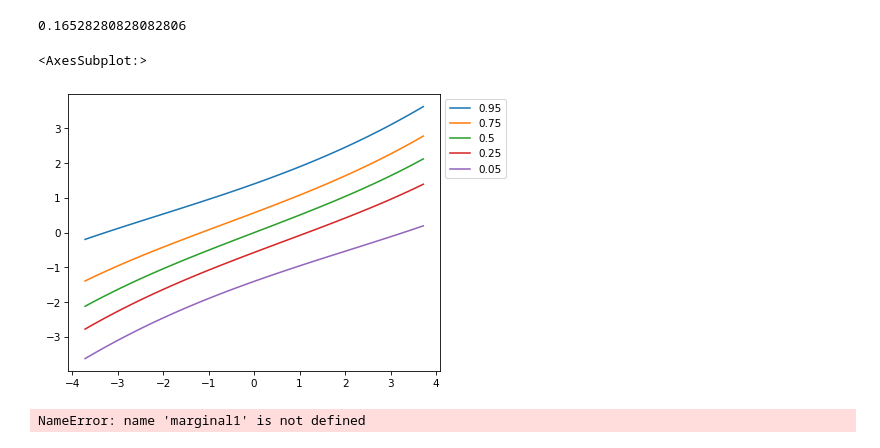
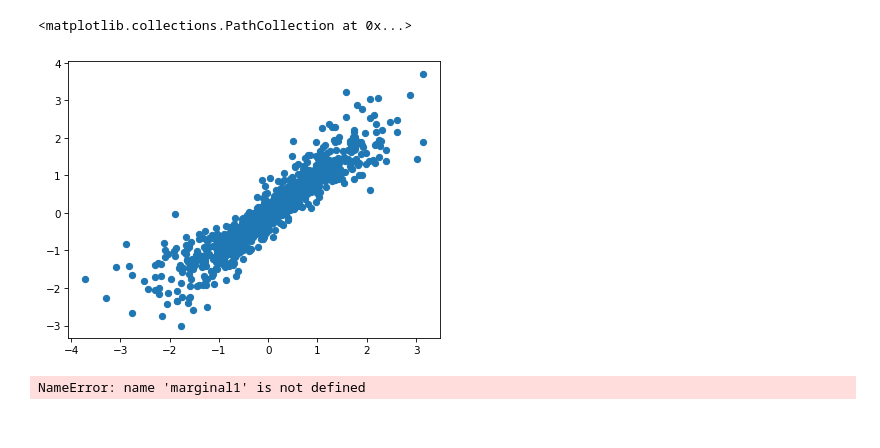
Before and after one commit to sorensenj50/Copula-Package, a Jupyter notebook: Notebook.ipynb, the cells around one changed output. Drawn from its saved outputs; the diff is of its cells as text; code cells hidden in the pictures.

```diff
--- a/Notebook.ipynb
+++ b/Notebook.ipynb
@@ -149,20 +119,16 @@ plt.plot(q_range, copula.quantile_dependance(q_range, adj = 1e-3))
-# %%
-def kendalls_tau_sim(copula, n = 1000):
-    u1, u2 = copula.simulate(n = n, adj = 1e-6)
-    return stats.kendalltau(u1, u2).statistic
-
-kendalls_tau_sim(copula, n = 10_000)
-# %% [output]
-0.16528280828082806
 # %%
-m = model.BivariateModel(copula = bivariate.StudentsT(Q = 0.5, df = 20),
+m = model.BivariateModel(copula = bivariate.Frank(theta = 20),
                         marginal1 = marginals.Normal(),
                         marginal2 = marginals.Normal())
 
-plots.model_quantile_curves(m)
+
+x1, x2 = m.simulate()
+
+f, ax = plt.subplots()
+ax.scatter(x1, x2)
 # %% [output]
-<AxesSubplot:>
+<matplotlib.collections.PathCollection at 0x...>
-[figure, old version]
+[figure, new version]
 # %%
 #ax = plots.quantile_dependance(u1_sim, u2_sim, copula = copula, copula_label = "StudentsT Model",
 #                               show_indep = True, boot = True)
```
Also changed, not shown: parts of 21 cells of this notebook, 6 other files.
